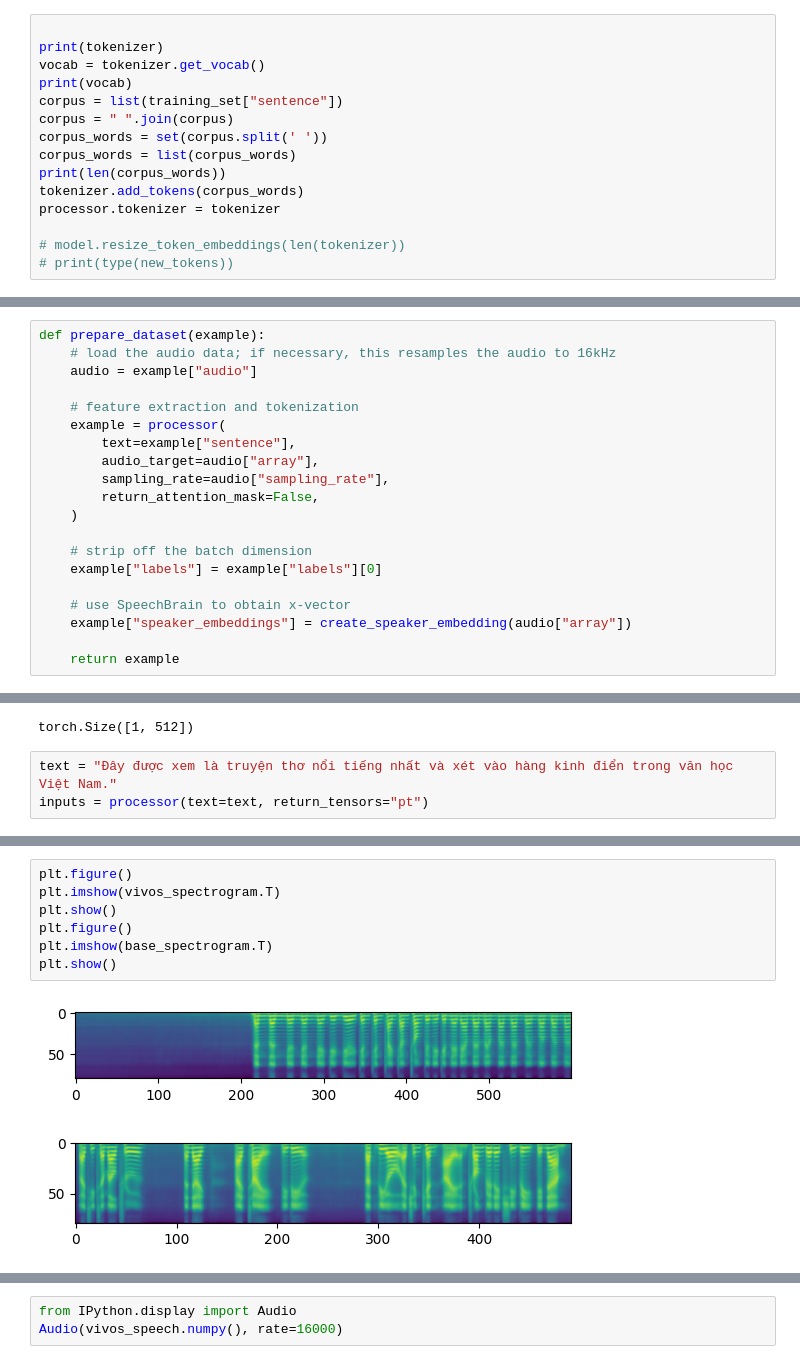
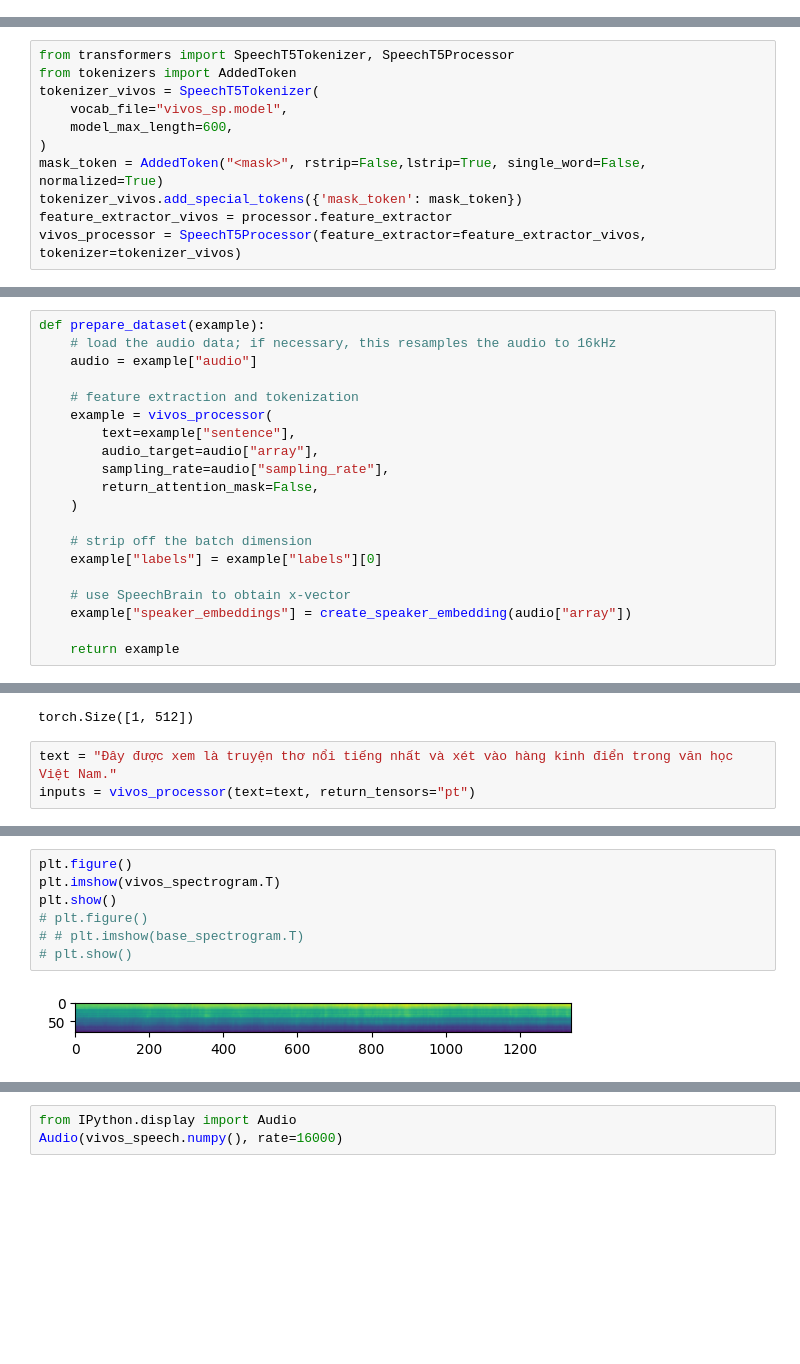
Before and after one commit to csalguer/viet2word, a Jupyter notebook: notebooks/speechT5_TTS_viet.ipynb, the cells around one changed output, grey strips where cells are left out. Saved outputs shown, nothing was run; the diff lists cells and outputs as text; blank space fills up the shorter version.

Commit message:
Added post v2 failure in training for speechT5_tts-vivos

```diff
--- a/notebooks/speechT5_TTS_viet.ipynb
+++ b/notebooks/speechT5_TTS_viet.ipynb
@@ -69,15 +72,0 @@ print(new_tokens)
-# %%
-
-print(tokenizer)
-vocab = tokenizer.get_vocab()
-print(vocab)
-corpus = list(training_set["sentence"])
-corpus = " ".join(corpus)
-corpus_words = set(corpus.split(' '))
-corpus_words = list(corpus_words)
-print(len(corpus_words))
-tokenizer.add_tokens(corpus_words)
-processor.tokenizer = tokenizer
-
-# model.resize_token_embeddings(len(tokenizer))
-# print(type(new_tokens))
@@ -88,0 +142,11 @@ SpeechT5Tokenizer(name_or_path='microsoft/speecht5_tts', vocab_size=79, model_ma
+# %%
+from transformers import SpeechT5Tokenizer, SpeechT5Processor
+from tokenizers import AddedToken
+tokenizer_vivos = SpeechT5Tokenizer(
+    vocab_file="vivos_sp.model",
+    model_max_length=600,
+)
+mask_token = AddedToken("<mask>", rstrip=False,lstrip=True, single_word=False, normalized=True)
+tokenizer_vivos.add_special_tokens({'mask_token': mask_token})
+feature_extractor_vivos = processor.feature_extractor
+vivos_processor = SpeechT5Processor(feature_extractor=feature_extractor_vivos, tokenizer=tokenizer_vivos)
@@ -134,7 +222,7 @@ def prepare_dataset(example):
     audio = example["audio"]
 
     # feature extraction and tokenization
-    example = processor(
+    example = vivos_processor(
         text=example["sentence"],
         audio_target=audio["array"],
         sampling_rate=audio["sampling_rate"],
@@ -491,6 +584,6 @@ speaker_embeddings.shape
 torch.Size([1, 512])
 # %%
 text = "Đây được xem là truyện thơ nổi tiếng nhất và xét vào hàng kinh điển trong văn học Việt Nam."
-inputs = processor(text=text, return_tensors="pt")
+inputs = vivos_processor(text=text, return_tensors="pt")
 # %%
 vivos_spectrogram = trained_model.generate_speech(inputs["input_ids"], speaker_embeddings)
@@ -498,13 +591,12 @@ base_spectrogram = base_model.generate_speech(inputs["input_ids"], speaker_embed
 # %%
 plt.figure()
 plt.imshow(vivos_spectrogram.T)
 plt.show()
-plt.figure()
-plt.imshow(base_spectrogram.T)
-plt.show()
+# plt.figure()
+# # plt.imshow(base_spectrogram.T)
+# plt.show()
 # %% [output]
-[figure, old version]
+[figure, new version]
-[figure, removed]
 # %%
 with torch.no_grad():
     vivos_speech = vocoder(vivos_spectrogram)
```
Also changed, not shown: parts of 22 cells of this notebook, 11 other files.
